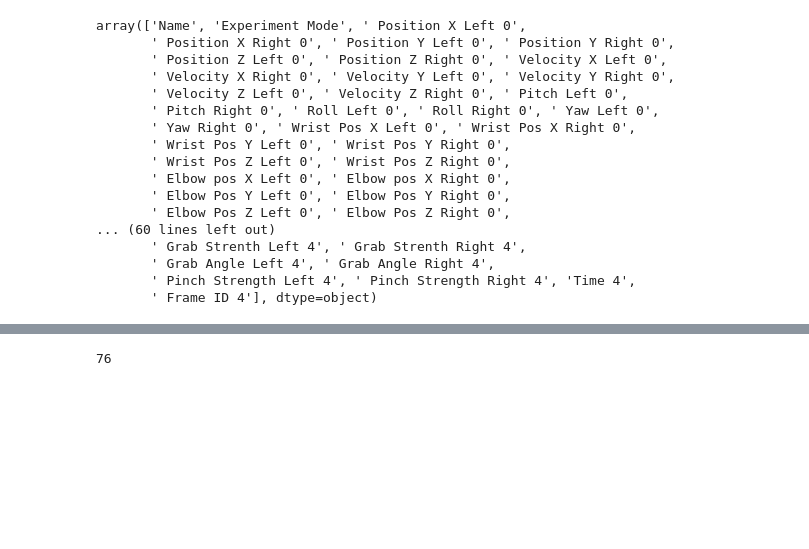
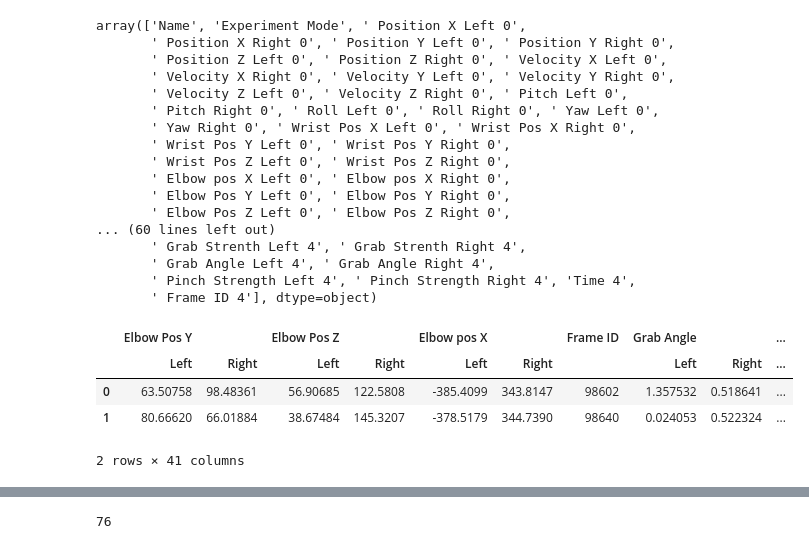
Before and after one commit to Eliot100/finl-work, a Jupyter notebook: עבודה סופית 2.ipynb, the cells around one changed output, grey strips where cells are left out. Cells and saved outputs as stored; diff of their text form; code cells hidden in the pictures; blank space fills up the shorter version.

```diff
--- a/עבודה סופית 2.ipynb
+++ b/עבודה סופית 2.ipynb
@@ -391,0 +362,8 @@ TrainingPath = r'C:\Users\user\Desktop\Exel files\semester_2_final\Training'
+# %%
+temp.head(2)
+# %% [output]
+|  | Elbow Pos Y |  | Elbow Pos Z |  | Elbow pos X |  | Frame ID | Grab Angle |  | ... |
+|  | Left | Right | Left | Right | Left | Right |  | Left | Right | ... |
+| 0 | 63.50758 | 98.48361 | 56.90685 | 122.5808 | -385.4099 | 343.8147 | 98602 | 1.357532 | 0.518641 | ... |
+| 1 | 80.66620 | 66.01884 | 38.67484 | 145.3207 | -378.5179 | 344.7390 | 98640 | 0.024053 | 0.522324 | ... |
+2 rows × 41 columns
```
Also changed, not shown: parts of 28 cells of this notebook.
